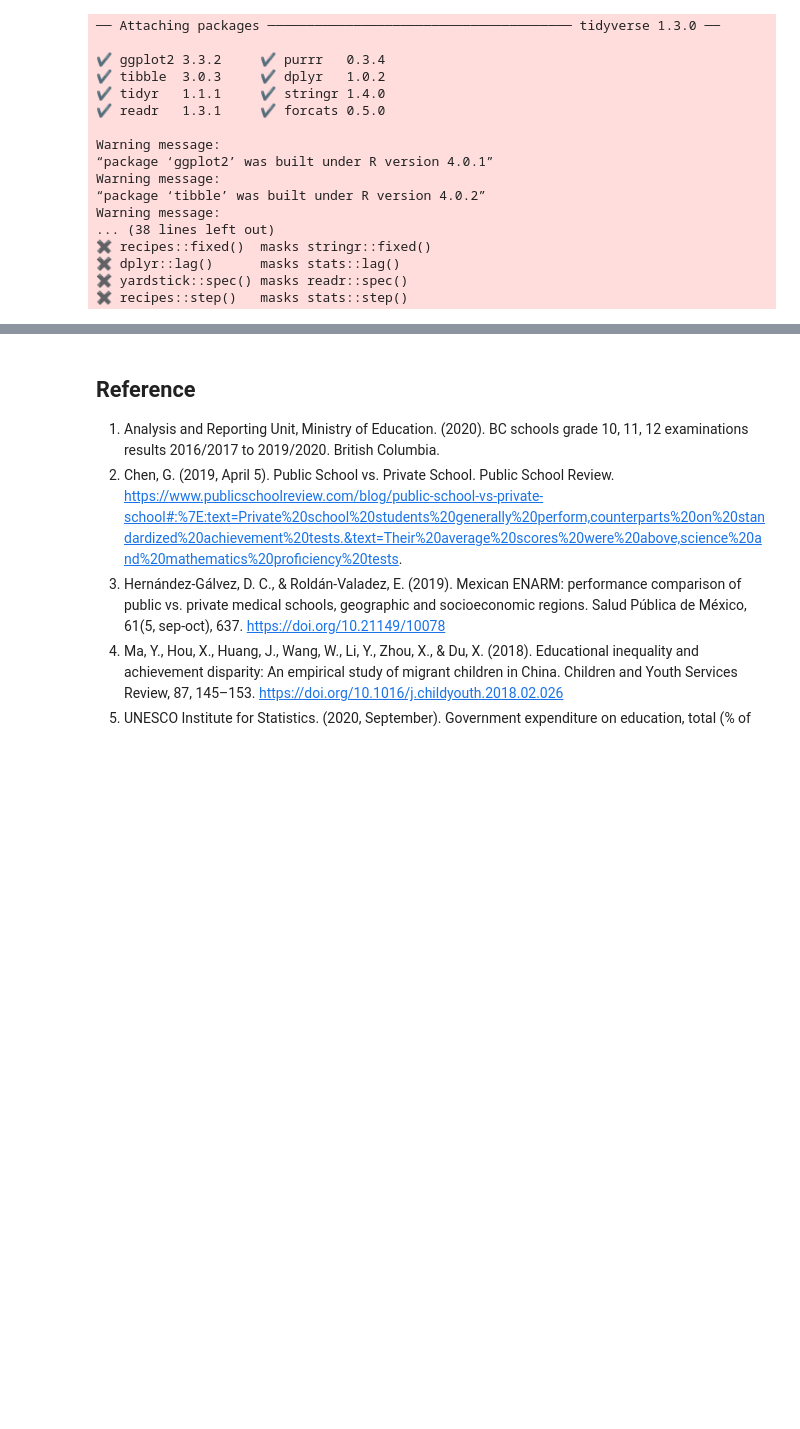
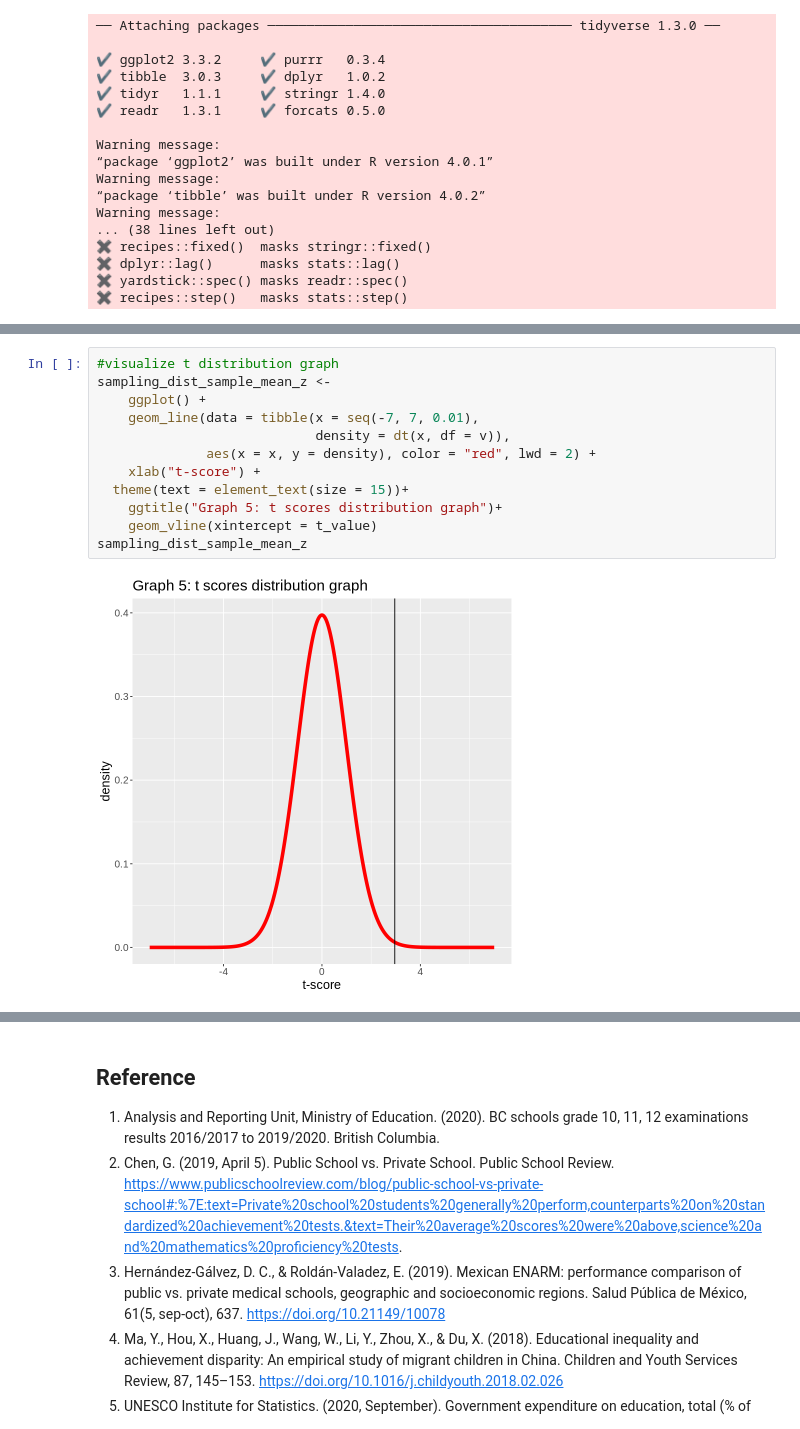
Before and after one commit to michelleykim/bc_exams_analysis, a Jupyter notebook: report.ipynb, the cells around one changed output, grey strips where cells are left out. Cells and saved outputs as stored; diff of their text form; blank space fills up the shorter version.

```diff
--- a/report.ipynb
+++ b/report.ipynb
@@ -419,0 +376,14 @@ This analysis suggests that there is/are some factor(s) that result in private h
+# %%
+#visualize t distribution graph
+sampling_dist_sample_mean_z <-
+    ggplot() +
+    geom_line(data = tibble(x = seq(-7, 7, 0.01),
+                            density = dt(x, df = v)),
+              aes(x = x, y = density), color = "red", lwd = 2) +
+    xlab("t-score") +
+  theme(text = element_text(size = 15))+
+    ggtitle("Graph 5: t scores distribution graph")+
+    geom_vline(xintercept = t_value)
+sampling_dist_sample_mean_z
+# %% [output]
+[figure, added]
```
Also changed, not shown: parts of 36 cells of this notebook.
